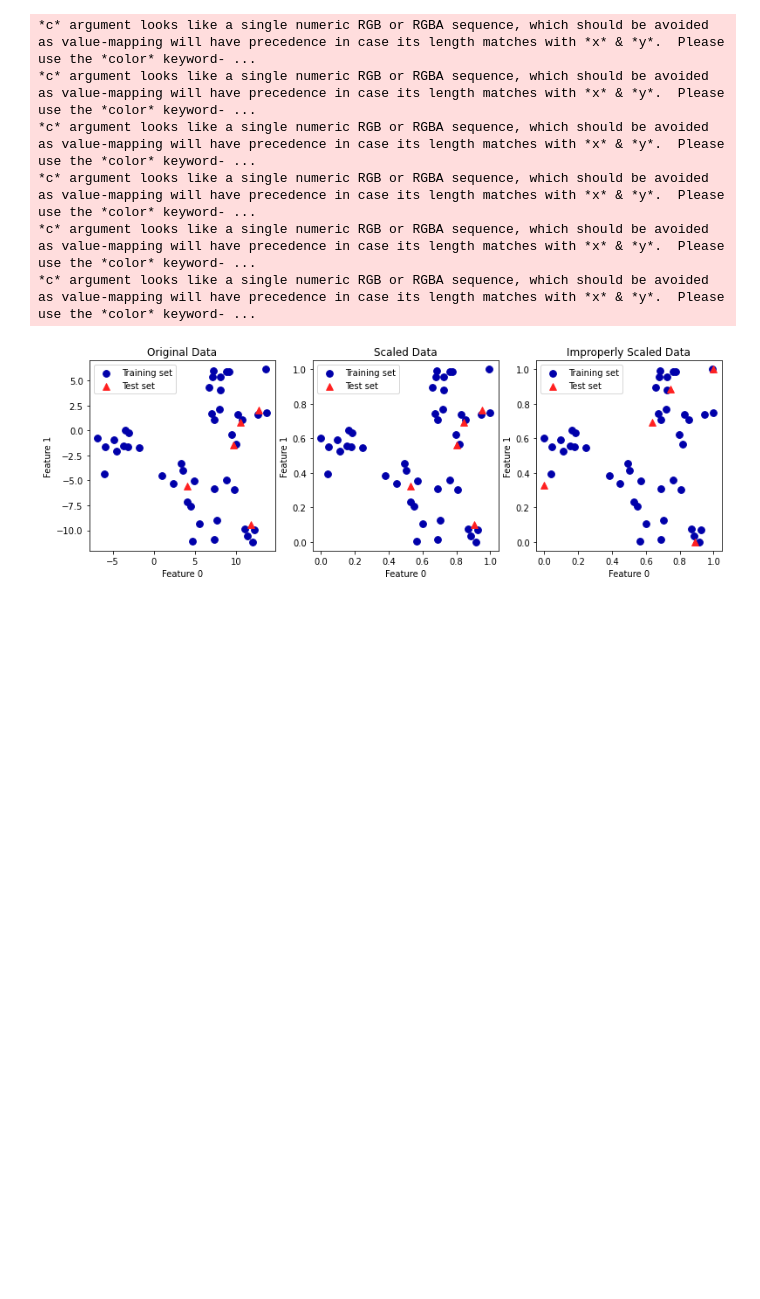
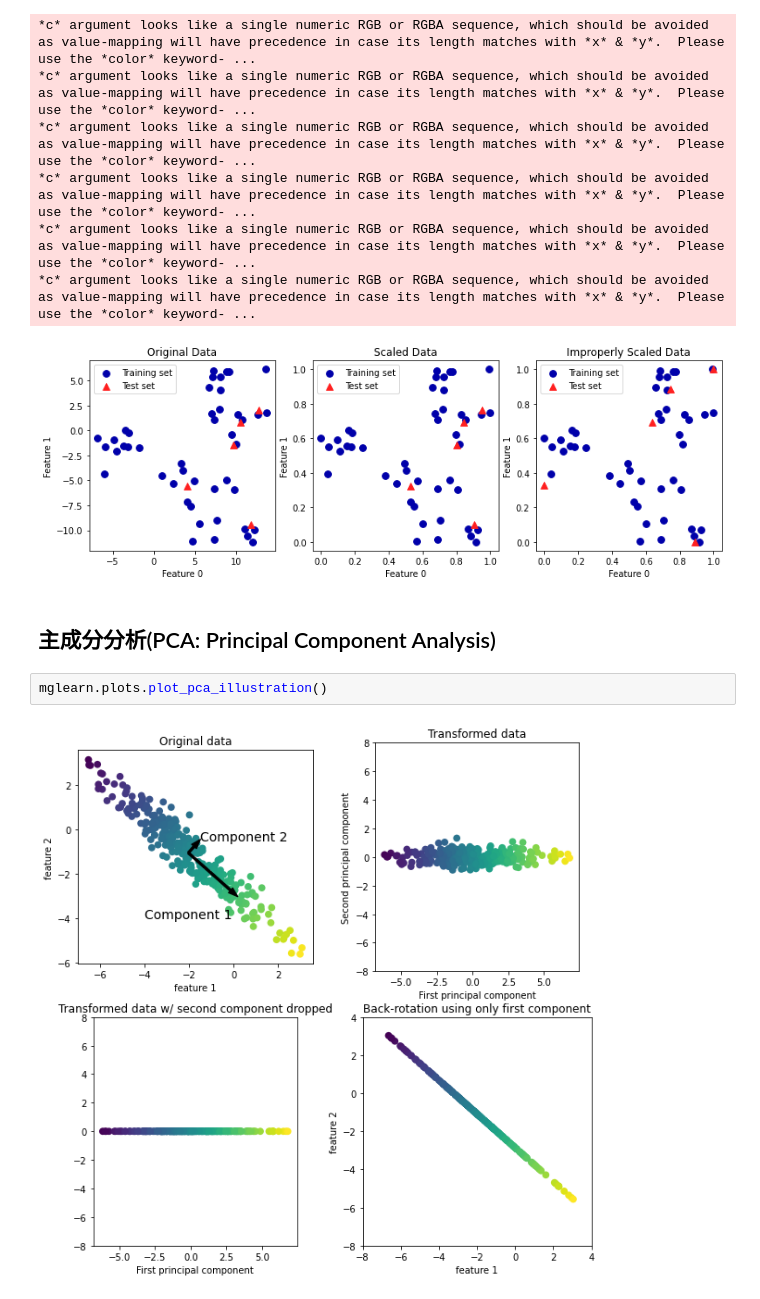
Before and after one commit to tokio-238/pythonenv, a Jupyter notebook: learnings/unsupervised-learning.ipynb, the cells around one changed output. Cells and saved outputs as stored; diff of their text form; blank space fills up the shorter version.

```diff
--- a/learnings/unsupervised-learning.ipynb
+++ b/learnings/unsupervised-learning.ipynb
@@ -128,3 +128,9 @@ for ax in axes:
 *c* argument looks like a single numeric RGB or RGBA sequence, which should be avoided as value-mapping will have precedence in case its length matches with *x* & *y*.  Please use the *color* keyword- ...
 *c* argument looks like a single numeric RGB or RGBA sequence, which should be avoided as value-mapping will have precedence in case its length matches with *x* & *y*.  Please use the *color* keyword- ...
 [figure]
+# %% [markdown]
+## 主成分分析(PCA: Principal Component Analysis)
+# %%
+mglearn.plots.plot_pca_illustration()
+# %% [output]
+[figure, added]
```
